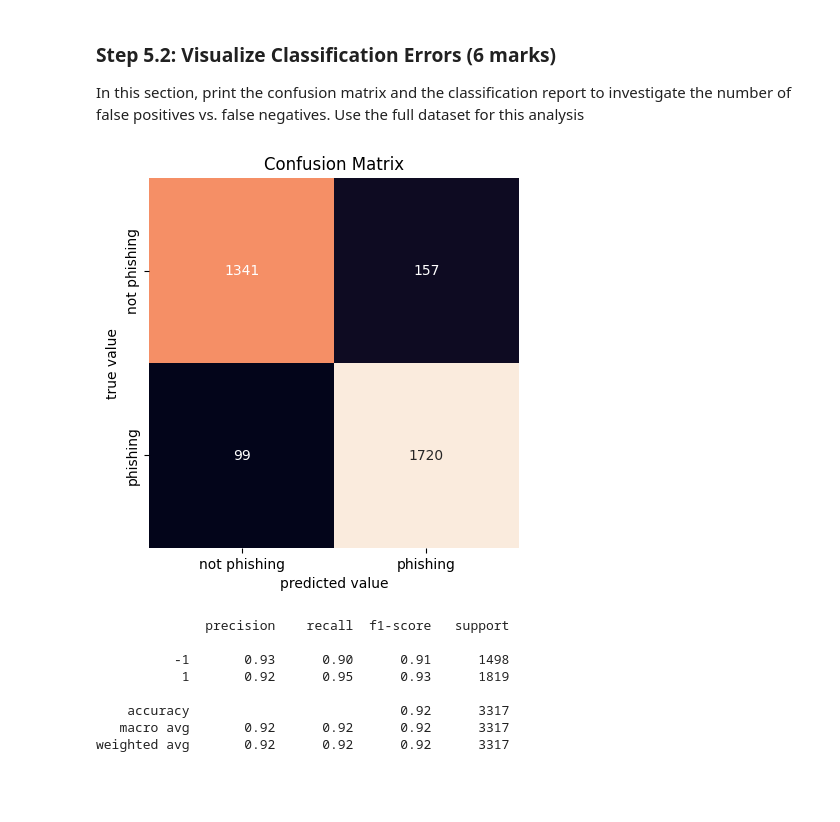
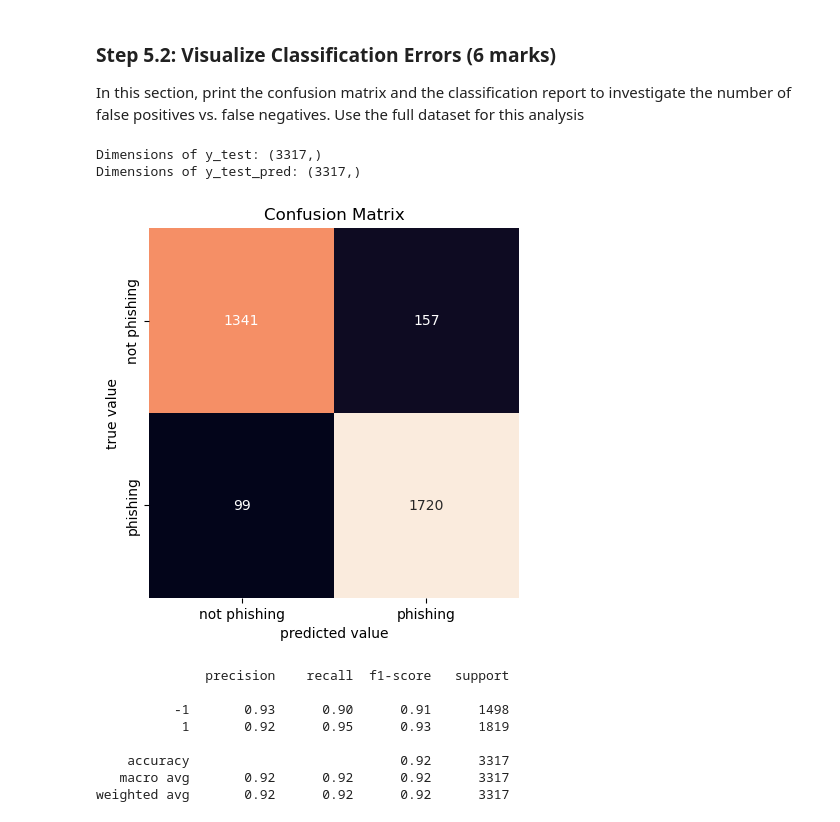
Before and after one commit to ZohrehMejrisazanoosi/engg680_2024_fall, a Jupyter notebook: Lab_Assignment3/Assignment3.ipynb, the cells around one changed output. Saved outputs shown, nothing was run; the diff lists cells and outputs as text; code cells hidden in the pictures; blank space fills up the shorter version.

```diff
--- a/Lab_Assignment3/Assignment3.ipynb
+++ b/Lab_Assignment3/Assignment3.ipynb
@@ -681,22 +726,25 @@ Smaller dataset             0.931034          0.910000  0.304332
 In this section, print the confusion matrix and the classification report to investigate the number of false positives vs. false negatives. Use the full dataset for this analysis
 # %%
 # TO DO: Retrieve target vector and predicted values for testing set using full dataset and print the dimension of the predicted output (2 mark)
+print("Dimensions of y_test:", y_test_full.shape)
+print("Dimensions of y_test_pred:", y_test_pred_full.shape)
 # Note: 70% training set, 30% testing set
-X_train_full, X_test_full, y_train_full, y_test_full = train_test_split(X, y, test_size=0.3, random_state=0)
-model.fit(X_train_full, y_train_full)
-y_test_full_pred = model.predict(X_test_full)
+# %% [output]
+Dimensions of y_test: (3317,)
+Dimensions of y_test_pred: (3317,)
 # %%
 import seaborn as sns
+from sklearn.metrics import confusion_matrix, classification_report
 
 # TO DO: Calculate confusion matrix (2 marks) : conf_mat
-conf_mat = confusion_matrix(y_test_full, y_test_full_pred)
+conf_mat = confusion_matrix(y_test_full, y_test_pred_full)
 # Below code prints confusion matrix using a heatmap
 sns.heatmap(conf_mat, xticklabels=['not phishing', 'phishing'],  yticklabels=['not phishing', 'phishing'], square=True, annot=True, cbar=False, fmt='d')
 plt.xlabel('predicted value')
 plt.ylabel('true value')
 plt.title('Confusion Matrix')
 plt.show()
 # %% [output]
-[figure, old version]
+[figure, new version]
 # %%
 # TO DO: Print classification report (2 marks)
```
Also changed, not shown: parts of 10 cells of this notebook.
